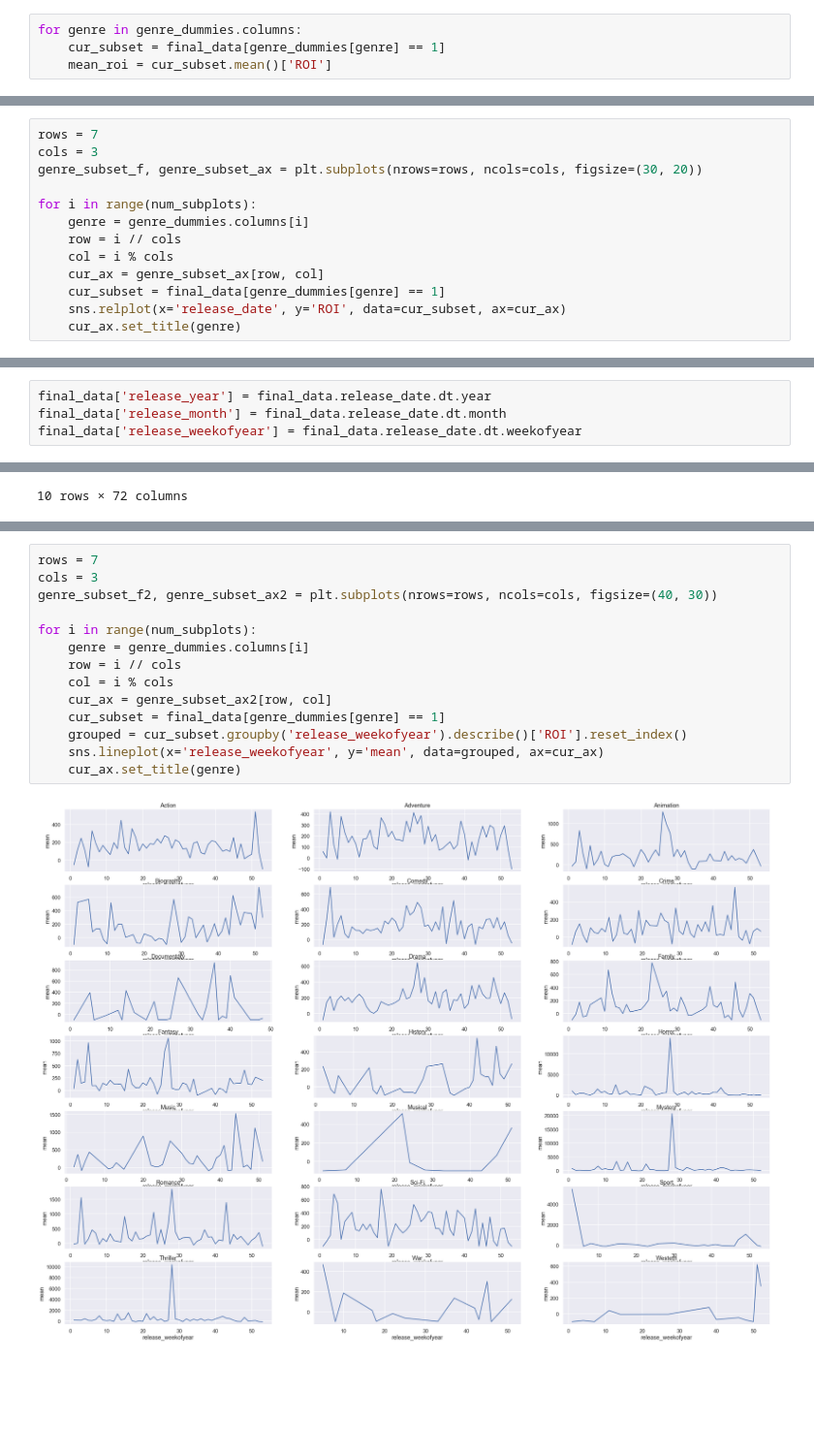
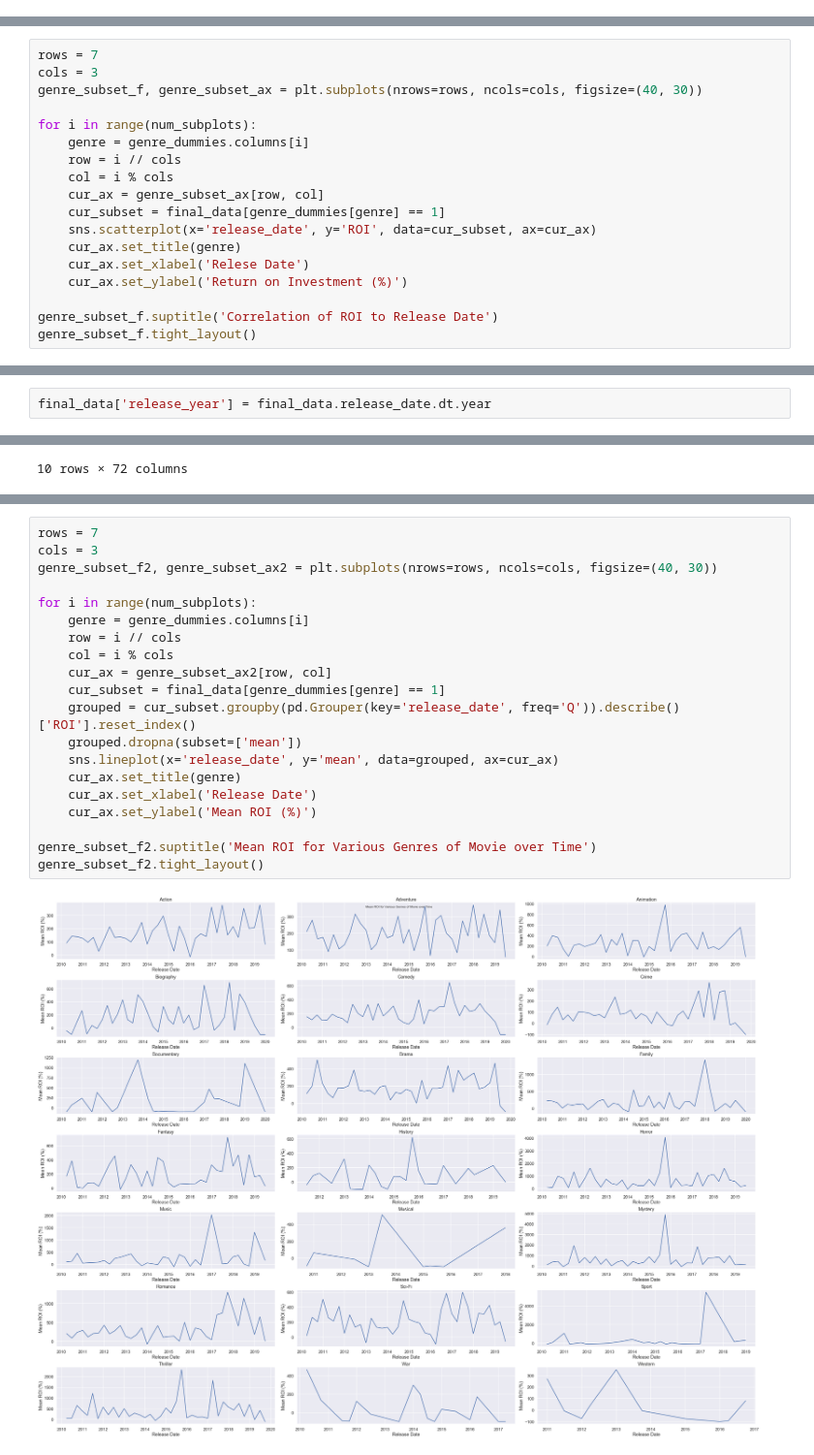
Before and after one commit to bbjornstad-flatiron/flatiron-mod1-project, a Jupyter notebook: data-analysis.ipynb, the cells around one changed output, grey strips where cells are left out. Shown at 97% size. Saved outputs shown, nothing was run; the diff lists cells and outputs as text; blank space fills up the shorter version.

```diff
--- a/data-analysis.ipynb
+++ b/data-analysis.ipynb
@@ -96,4 +113,0 @@ Name: ROI, dtype: float64
-# %%
-for genre in genre_dummies.columns:
-    cur_subset = final_data[genre_dummies[genre] == 1]
-    mean_roi = cur_subset.mean()['ROI']
@@ -100,7 +116,7 @@ for genre in genre_dummies.columns:
 # %%
 rows = 7
 cols = 3
-genre_subset_f, genre_subset_ax = plt.subplots(nrows=rows, ncols=cols, figsize=(30, 20))
+genre_subset_f, genre_subset_ax = plt.subplots(nrows=rows, ncols=cols, figsize=(40, 30))
 
 for i in range(num_subplots):
     genre = genre_dummies.columns[i]
@@ -108,6 +124,11 @@ for i in range(num_subplots):
     col = i % cols
     cur_ax = genre_subset_ax[row, col]
     cur_subset = final_data[genre_dummies[genre] == 1]
-    sns.relplot(x='release_date', y='ROI', data=cur_subset, ax=cur_ax)
+    sns.scatterplot(x='release_date', y='ROI', data=cur_subset, ax=cur_ax)
     cur_ax.set_title(genre)
+    cur_ax.set_xlabel('Relese Date')
+    cur_ax.set_ylabel('Return on Investment (%)')
+
+genre_subset_f.suptitle('Correlation of ROI to Release Date')
+genre_subset_f.tight_layout()
 # %% [output]
@@ -151,7 +138,5 @@ writers_dummies.head()
 # %%
 final_data['release_year'] = final_data.release_date.dt.year
-final_data['release_month'] = final_data.release_date.dt.month
-final_data['release_weekofyear'] = final_data.release_date.dt.weekofyear
 # %%
 final_data.groupby('release_year').describe()
 # %% [output]
@@ -172,16 +159,22 @@ final_data.groupby('release_year').describe()
 # %%
 rows = 7
 cols = 3
 genre_subset_f2, genre_subset_ax2 = plt.subplots(nrows=rows, ncols=cols, figsize=(40, 30))
 
 for i in range(num_subplots):
     genre = genre_dummies.columns[i]
     row = i // cols
     col = i % cols
     cur_ax = genre_subset_ax2[row, col]
     cur_subset = final_data[genre_dummies[genre] == 1]
-    grouped = cur_subset.groupby('release_weekofyear').describe()['ROI'].reset_index()
-    sns.lineplot(x='release_weekofyear', y='mean', data=grouped, ax=cur_ax)
+    grouped = cur_subset.groupby(pd.Grouper(key='release_date', freq='Q')).describe()['ROI'].reset_index()
+    grouped.dropna(subset=['mean'])
+    sns.lineplot(x='release_date', y='mean', data=grouped, ax=cur_ax)
     cur_ax.set_title(genre)
+    cur_ax.set_xlabel('Release Date')
+    cur_ax.set_ylabel('Mean ROI (%)')
+
+genre_subset_f2.suptitle('Mean ROI for Various Genres of Movie over Time')
+genre_subset_f2.tight_layout()
 # %% [output]
-[figure, old version]
+[figure, new version]
```
Also changed, not shown: parts of 33 cells of this notebook.
